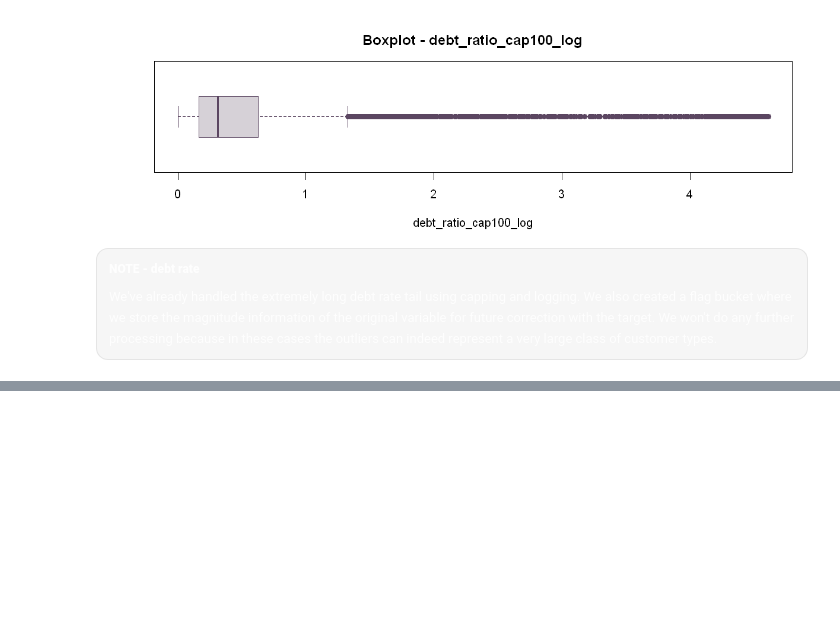
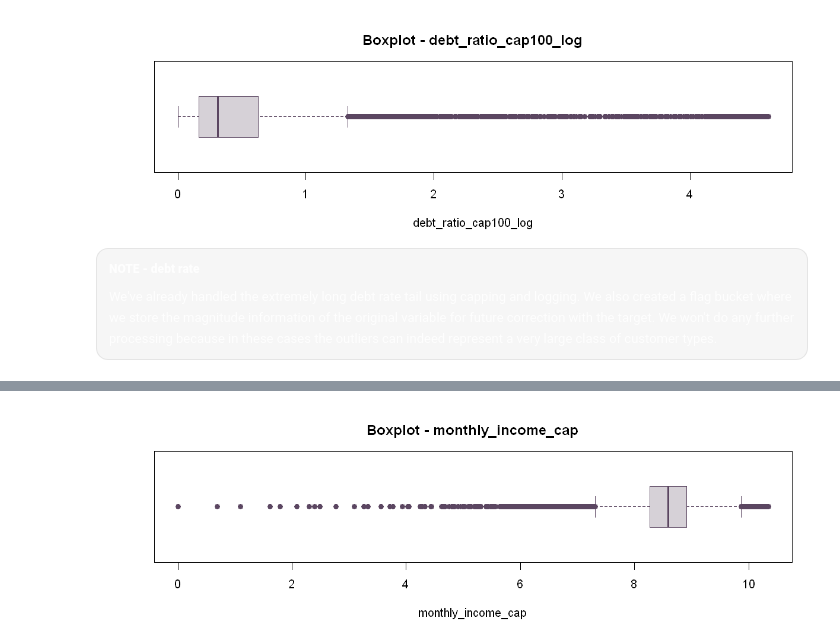
Before and after one commit to anacbneumann/credit-risk-cost-sensitive, a Jupyter notebook: notebooks/eda1.ipynb, the cells around one changed output, grey strips where cells are left out. Cells and saved outputs as stored; diff of their text form; code cells hidden in the pictures; blank space fills up the shorter version.

```diff
--- a/notebooks/eda.ipynb
+++ b/notebooks/eda1.ipynb
@@ -2335,0 +2406,21 @@ Comparando distribuição  cs_train_dedup e df
+# %%
+# Creating new columns for modified monthly income.
+x <- df$monthly_income
+
+# Defining percentile 99.5th
+cap <- quantile(x, 0.995, na.rm = TRUE)
+cap
+# Cap results greater than the 99.5th percentile in their value
+df$income_hi_flag <- !is.na(x) & x > cap
+df$monthly_income_cap <- pmin(x, cap)
+
+# Apply logarithm to the column to reduce the range of variation in the data
+df$monthly_income_cap <- log1p(df$monthly_income_cap)
+
+# Flag for cases greater than the 99.5th percentile
+cap <- quantile(df$monthly_income, 0.995, na.rm = TRUE)
+df$income_extreme_flag <- !is.na(df$monthly_income) & (df$monthly_income > cap)
+
+# Showing results
+df_mi_desc <- df[order(-df$monthly_income), ]
+head(df_mi_desc, 10)
@@ -2335,0 +2441,6 @@ Comparando distribuição  cs_train_dedup e df
+# %%
+# 2) Boxplot
+options(repr.plot.width = 10, repr.plot.height = 3)
+plot_box(df, "monthly_income_cap", color = "#5B4661", log1p = FALSE)
+# %% [output]
+[figure, added]
```
Also changed, not shown: parts of 76 cells of this notebook, 7 other files.
